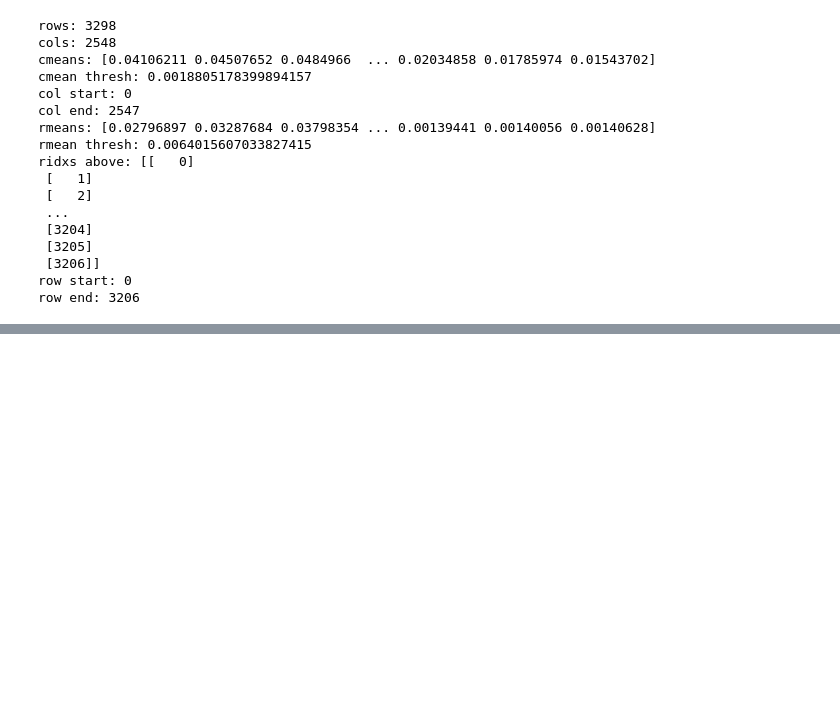
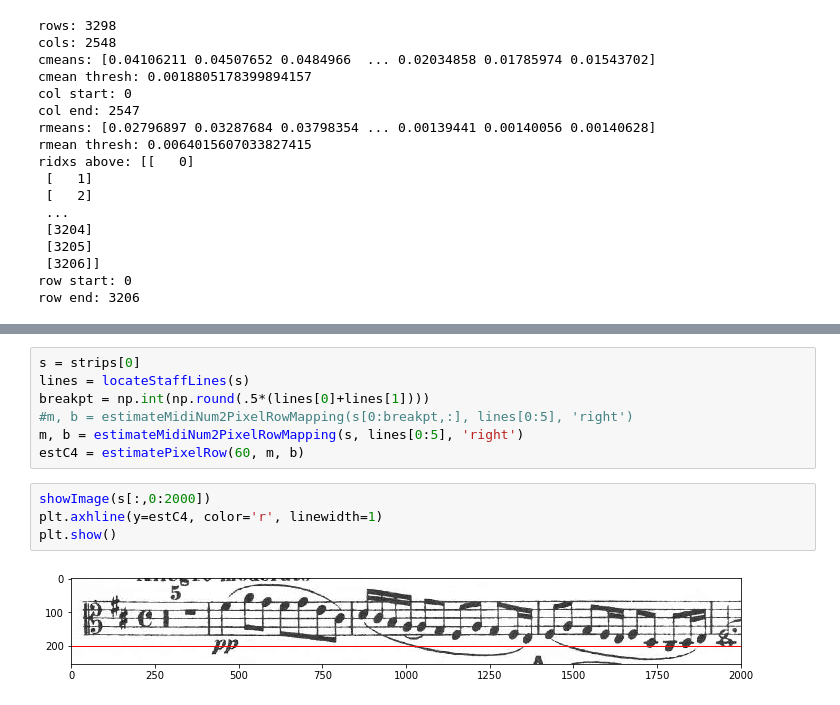
Before and after one commit to db7894/sheet_id, a Jupyter notebook: Summer2018/strip_one_page.ipynb, the cells around one changed output, grey strips where cells are left out. Cells and saved outputs as stored; diff of their text form; blank space fills up the shorter version.

```diff
--- a/Summer2018/strip_one_page.ipynb
+++ b/Summer2018/strip_one_page.ipynb
@@ -541,0 +569,13 @@ row end: 3206
+# %%
+s = strips[0]
+lines = locateStaffLines(s)
+breakpt = np.int(np.round(.5*(lines[0]+lines[1])))
+#m, b = estimateMidiNum2PixelRowMapping(s[0:breakpt,:], lines[0:5], 'right')
+m, b = estimateMidiNum2PixelRowMapping(s, lines[0:5], 'right')
+estC4 = estimatePixelRow(60, m, b)
+# %%
+showImage(s[:,0:2000])
+plt.axhline(y=estC4, color='r', linewidth=1)
+plt.show()
+# %% [output]
+[figure, added]
```
Also changed, not shown: parts of 16 cells of this notebook.
